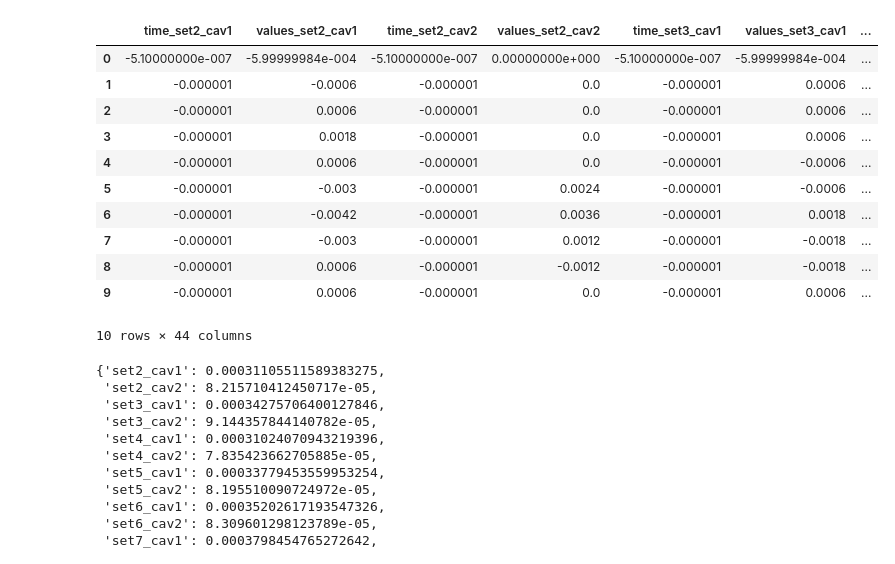
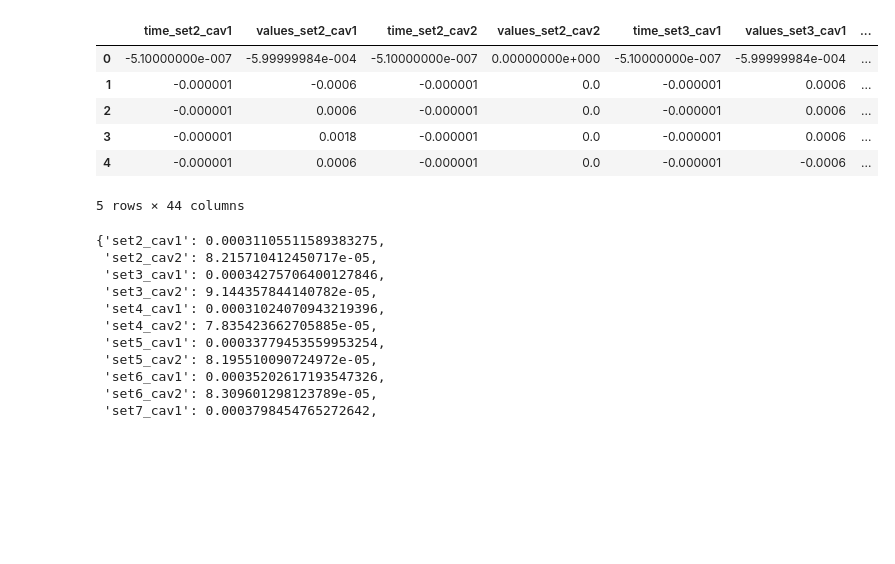
Before and after one commit to jpgtordilla/hombom24, a Jupyter notebook: scope-analysis/scope_data_processing.ipynb, the cells around one changed output. Drawn from its saved outputs; the diff is of its cells as text; code cells hidden in the pictures; blank space fills up the shorter version.

```diff
--- a/scope-analysis/scope_data_processing.ipynb
+++ b/scope-analysis/scope_data_processing.ipynb
@@ -47,40 +47,35 @@ def create_full_df():
     rename_df_set2_cav2 = df_set2_cav2.rename(columns={"time": "time_set2_cav2", "values": "values_set2_cav2"})
     clean_df_set2_cav2 = rename_df_set2_cav2.loc[0:len(rename_df_set2_cav2["time_set2_cav2"]), "time_set2_cav2": "values_set2_cav2"]
 
     result_df = pd.concat([clean_df_set2_cav1, clean_df_set2_cav2], axis=1)
 
     for i in range(3, 13):
         curr_df_cav1 = clean_df(f"/Users/jonathontordilla/Desktop/hombom24/scope-analysis/2024-07-03_fast_scope/set{i}_cav1.csv")
         curr_df_cav2 = clean_df(f"/Users/jonathontordilla/Desktop/hombom24/scope-analysis/2024-07-03_fast_scope/set{i}_cav2.csv")
 
         rename_cav1 = curr_df_cav1.rename(columns={"time": f"time_set{i}_cav1", "values": f"values_set{i}_cav1"})
         clean_cav1 = rename_cav1.loc[0:len(rename_cav1[f"time_set{i}_cav1"]), f"time_set{i}_cav1": f"values_set{i}_cav1"]
         rename_cav2 = curr_df_cav2.rename(columns={"time": f"time_set{i}_cav2", "values": f"values_set{i}_cav2"})
         clean_cav2 = rename_cav2.loc[0:len(rename_cav2[f"time_set{i}_cav2"]), f"time_set{i}_cav2": f"values_set{i}_cav2"]
 
         result_df[f"time_set{i}_cav1"] = clean_cav1[f"time_set{i}_cav1"]
         result_df[f"values_set{i}_cav1"] = clean_cav1[f"values_set{i}_cav1"]
         result_df[f"time_set{i}_cav2"] = clean_cav2[f"time_set{i}_cav2"]
         result_df[f"values_set{i}_cav2"] = clean_cav2[f"values_set{i}_cav2"]
 
     return result_df
 
 full_df = create_full_df() # creates a DataFrame will data for all files in 2024-07-03 folder
 # plot_df(full_df, "time_set2_cav1", "values_set2_cav1") # example: visualize signal over time
-full_df.head(10)
+full_df.head()
 # %% [output]
 |  | time_set2_cav1 | values_set2_cav1 | time_set2_cav2 | values_set2_cav2 | time_set3_cav1 | values_set3_cav1 | ... |
 | 0 | -5.10000000e-007 | -5.99999984e-004 | -5.10000000e-007 | 0.00000000e+000 | -5.10000000e-007 | -5.99999984e-004 | ... |
 | 1 | -0.000001 | -0.0006 | -0.000001 | 0.0 | -0.000001 | 0.0006 | ... |
 | 2 | -0.000001 | 0.0006 | -0.000001 | 0.0 | -0.000001 | 0.0006 | ... |
 | 3 | -0.000001 | 0.0018 | -0.000001 | 0.0 | -0.000001 | 0.0006 | ... |
 | 4 | -0.000001 | 0.0006 | -0.000001 | 0.0 | -0.000001 | -0.0006 | ... |
-| 5 | -0.000001 | -0.003 | -0.000001 | 0.0024 | -0.000001 | -0.0006 | ... |
-| 6 | -0.000001 | -0.0042 | -0.000001 | 0.0036 | -0.000001 | 0.0018 | ... |
-| 7 | -0.000001 | -0.003 | -0.000001 | 0.0012 | -0.000001 | -0.0018 | ... |
-| 8 | -0.000001 | 0.0006 | -0.000001 | -0.0012 | -0.000001 | -0.0018 | ... |
-| 9 | -0.000001 | 0.0006 | -0.000001 | 0.0 | -0.000001 | 0.0006 | ... |
-10 rows × 44 columns
+5 rows × 44 columns
 # %%
 def avg_powers(df):
     """Calculate the average power of the amplitude values in the dataframe."""
```
Also changed, not shown: parts of 1 cell of this notebook, 5 other files.
